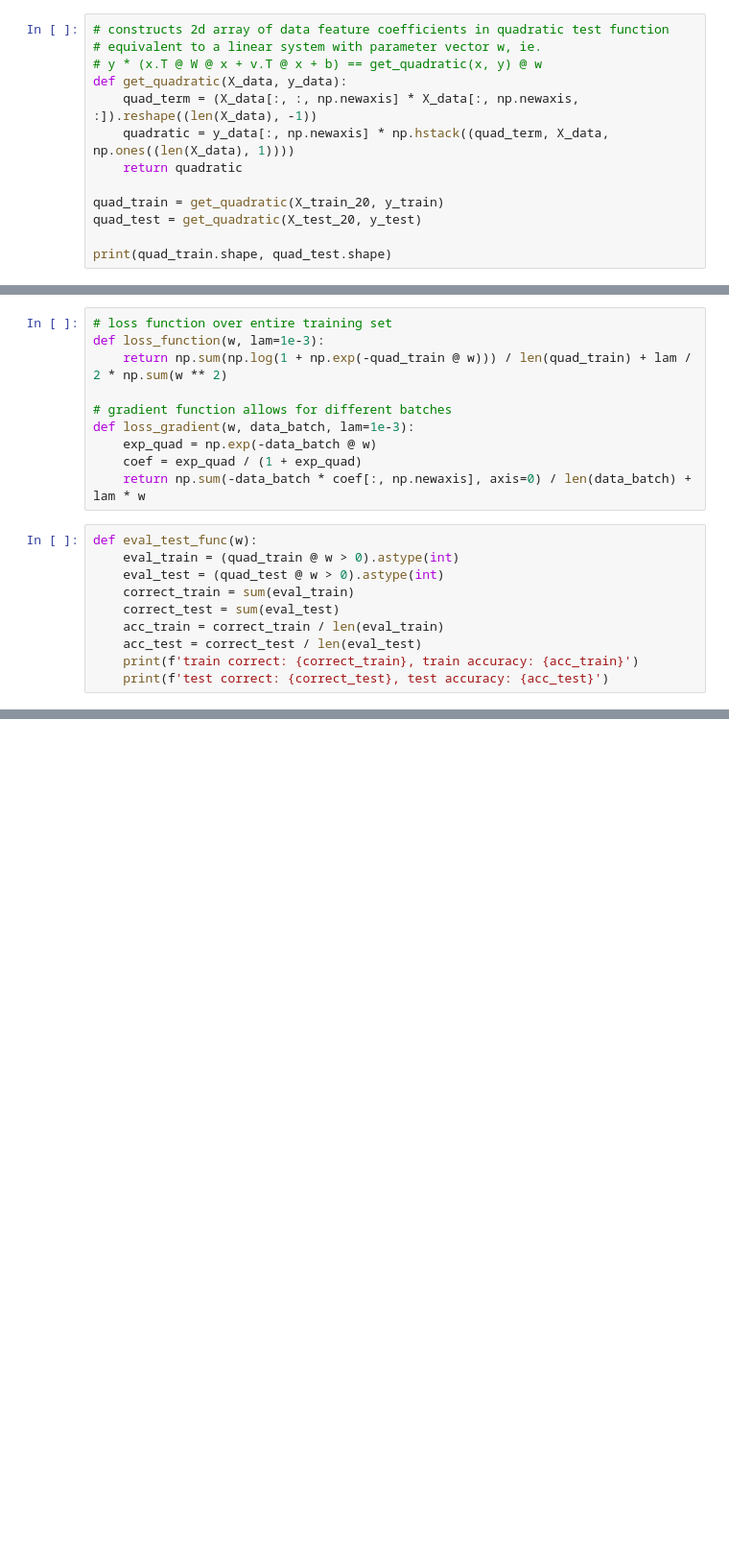
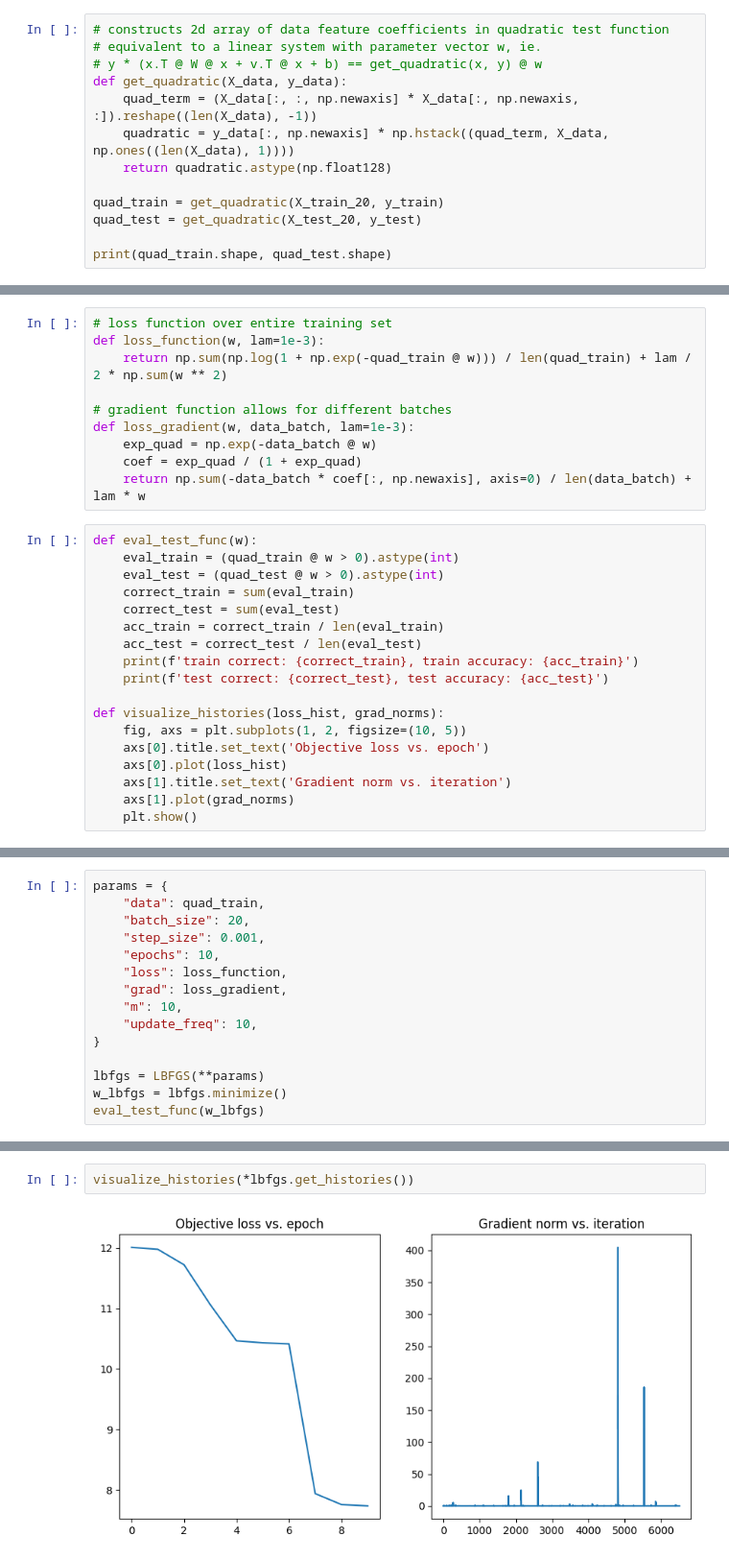
Before and after one commit to qchen0815/AMSC808N-Project-1, a Jupyter notebook: src/problem1.ipynb, the cells around one changed output, grey strips where cells are left out. Shown: that part at 96% size. Saved outputs shown, nothing was run; the diff lists cells and outputs as text; blank space fills up the shorter version.

Commit message:
added runs for other optimizers, added function to visualize plots

```diff
--- a/src/problem1.ipynb
+++ b/src/problem1.ipynb
@@ -33,7 +33,7 @@ print(X_train_20.shape, X_test_20.shape)
 def get_quadratic(X_data, y_data):
     quad_term = (X_data[:, :, np.newaxis] * X_data[:, np.newaxis, :]).reshape((len(X_data), -1))
     quadratic = y_data[:, np.newaxis] * np.hstack((quad_term, X_data, np.ones((len(X_data), 1))))
-    return quadratic
+    return quadratic.astype(np.float128)
 
 quad_train = get_quadratic(X_train_20, y_train)
 quad_test = get_quadratic(X_test_20, y_test)
@@ -61,6 +61,14 @@ def eval_test_func(w):
     acc_test = correct_test / len(eval_test)
     print(f'train correct: {correct_train}, train accuracy: {acc_train}')
     print(f'test correct: {correct_test}, test accuracy: {acc_test}')
+
+def visualize_histories(loss_hist, grad_norms):
+    fig, axs = plt.subplots(1, 2, figsize=(10, 5))
+    axs[0].title.set_text('Objective loss vs. epoch')
+    axs[0].plot(loss_hist)
+    axs[1].title.set_text('Gradient norm vs. iteration')
+    axs[1].plot(grad_norms)
+    plt.show()
 # %%
 params = {
     "data": quad_train,
@@ -79,0 +120,15 @@ test correct: 2138, test accuracy: 0.9884419787332409
+# %%
+params = {
+    "data": quad_train,
+    "batch_size": 20,
+    "step_size": 0.001,
+    "epochs": 10,
+    "loss": loss_function,
+    "grad": loss_gradient,
+    "m": 10,
+    "update_freq": 10,
+}
+
+lbfgs = LBFGS(**params)
+w_lbfgs = lbfgs.minimize()
+eval_test_func(w_lbfgs)
@@ -79,0 +138,4 @@ test correct: 2138, test accuracy: 0.9884419787332409
+# %%
+visualize_histories(*lbfgs.get_histories())
+# %% [output]
+[figure, added]
```
Also changed, not shown: parts of 4 cells of this notebook.
